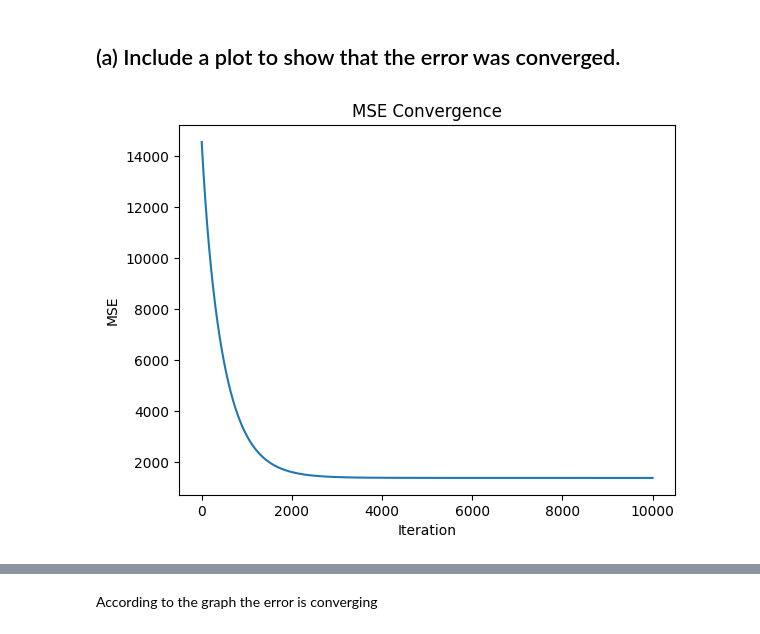
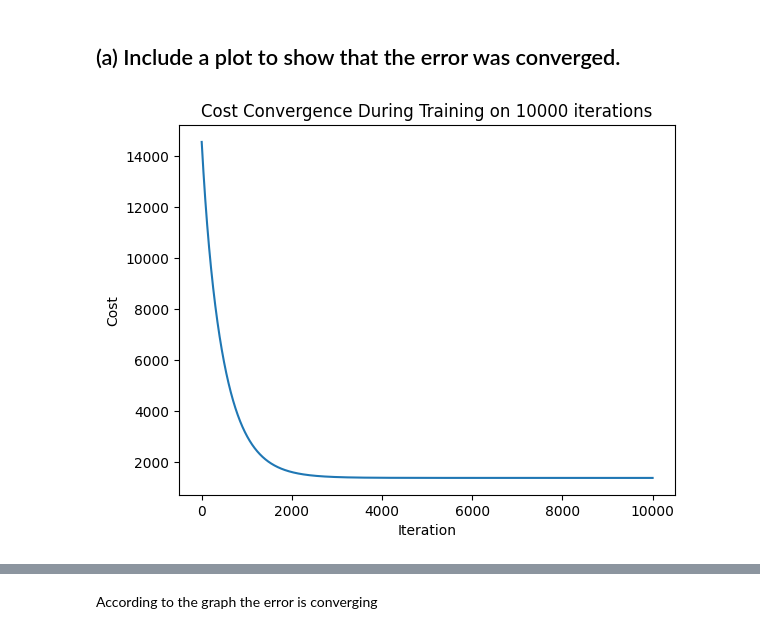
Before and after one commit to vadimegorov13/linear-regression-gradient-descent-diabetes, a Jupyter notebook: multiple_linear_regression.ipynb, the cells around one changed output, grey strips where cells are left out. Cells and saved outputs as stored; diff of their text form; code cells hidden in the pictures.

```diff
--- a/multiple_linear_regression.ipynb
+++ b/multiple_linear_regression.ipynb
@@ -186,11 +186,11 @@ print(theta_table)
 # %% [markdown]
 ## (a) Include a plot to show that the error was converged.
 # %%
-# Plot the MSE error
+# Plot the cost function
 plt.plot(cost_history)
 plt.xlabel('Iteration')
-plt.ylabel('MSE')
-plt.title('MSE Convergence')
+plt.ylabel('Cost')
+plt.title('Cost Convergence During Training on 10000 iterations')
 plt.show()
 # %% [output]
-[figure, old version]
+[figure, new version]
```
Also changed, not shown: parts of 3 cells of this notebook.
